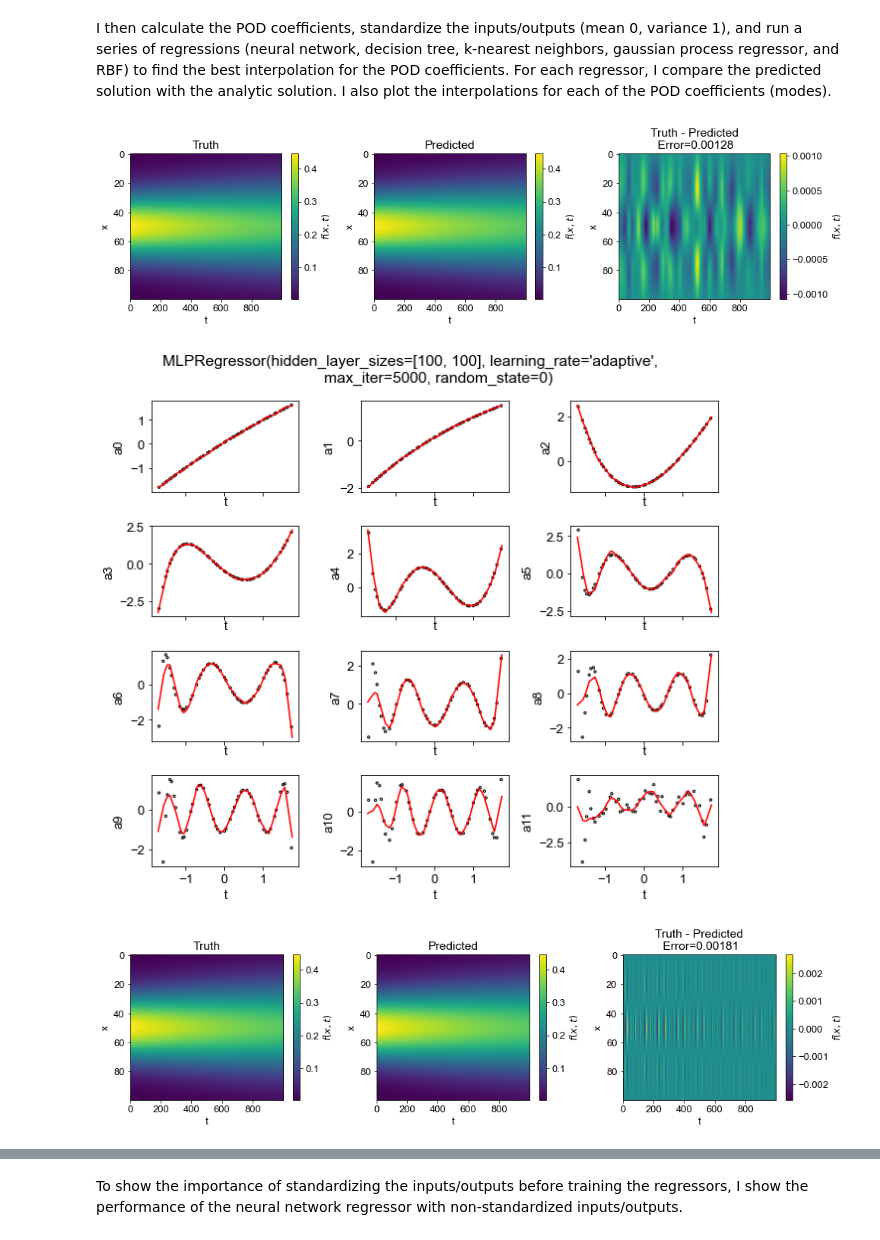
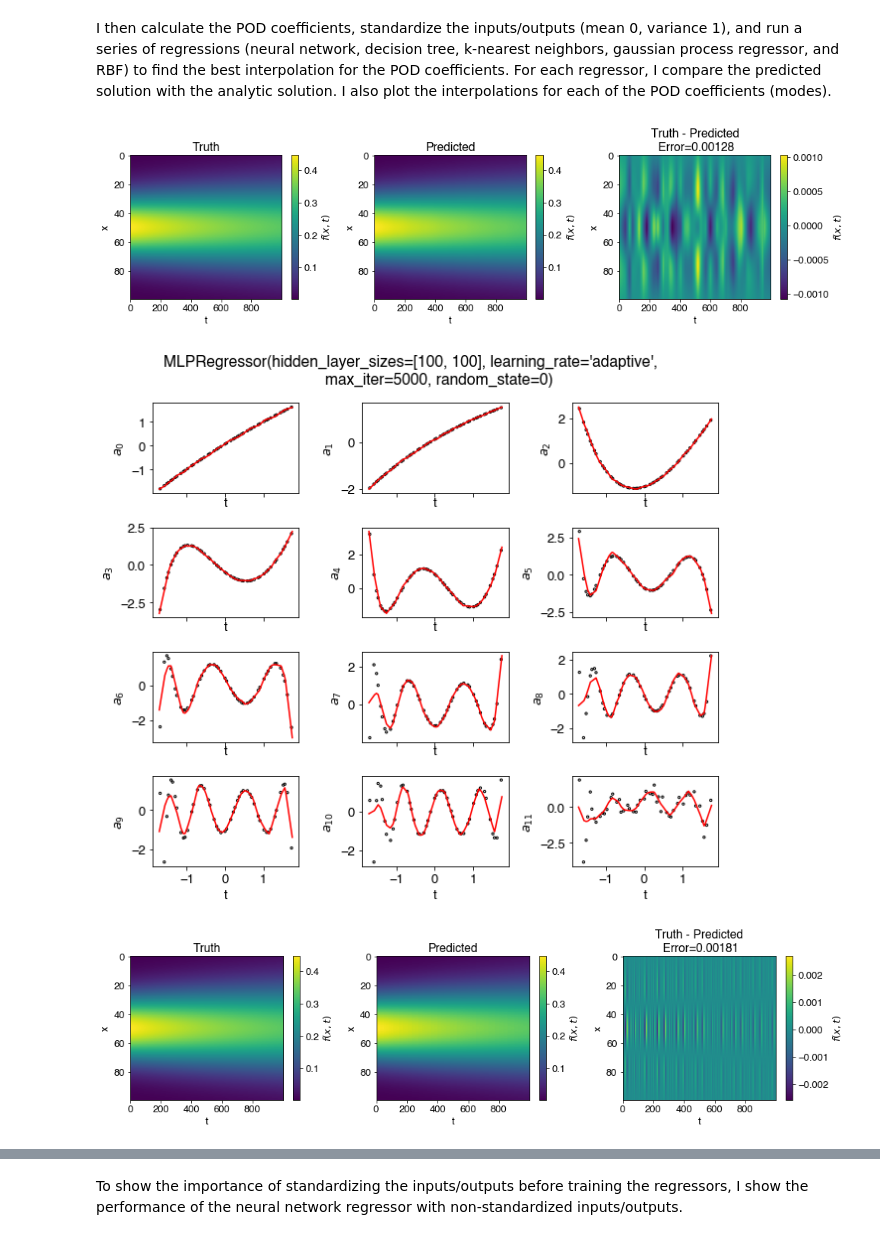
Before and after one commit to jrekoske/reduced-order-shaking, a Jupyter notebook: demos/gaussian_demo.ipynb, the cells around one changed output, grey strips where cells are left out. Cells and saved outputs as stored; diff of their text form; code cells hidden in the pictures.

```diff
--- a/demos/gaussian_demo.ipynb
+++ b/demos/gaussian_demo.ipynb
@@ -116,33 +116,33 @@ for regr in regressors:
     pred = u_rank @ Ascaler.inverse_transform(Apred).T
     error = np.linalg.norm(truth - pred) / np.linalg.norm(truth)
     arrs = [truth, pred, truth - pred]
     titles = ['Truth', 'Predicted', 'Truth - Predicted\n Error=%.3g' % error]
     plt.figure(figsize=(14, 4))
     for i, arr in enumerate(arrs):
         plt.subplot(1, len(arrs), i+1)
         plt.imshow(arr, aspect='auto')
         plt.colorbar(label='$f(x,t)$')
         plt.xlabel('t')
         plt.ylabel('x')
         plt.title(titles[i])
     plt.tight_layout()
     plt.show()
 
     # Look at mode interpolations
     fig, axes = plt.subplots(
         nrows=4, ncols=3, figsize=(9, 8), sharex=True)
     axes = axes.flatten()
     for i in range(len(axes)):
         ax = axes[i]
         ax.scatter(P_scaled, A_scaled.T[i], s=5, edgecolors='k', facecolors='none')
         ax.plot(Ptruth_trans_stacked, Apred.T[i], c='r')
         ax.set_xlabel('t')
-        ax.set_ylabel('a%s' % i)
+        ax.set_ylabel('$a_{%s}$' % i)
     plt.suptitle(str(regr))
     plt.tight_layout()
     plt.savefig('%s_standardize.pdf' % regr)
     plt.show()
 # %% [output]
 [figure]
-[figure, old version]
+[figure, new version]
 [figure]
```
Also changed, not shown: parts of 5 cells of this notebook, 44 other files.
